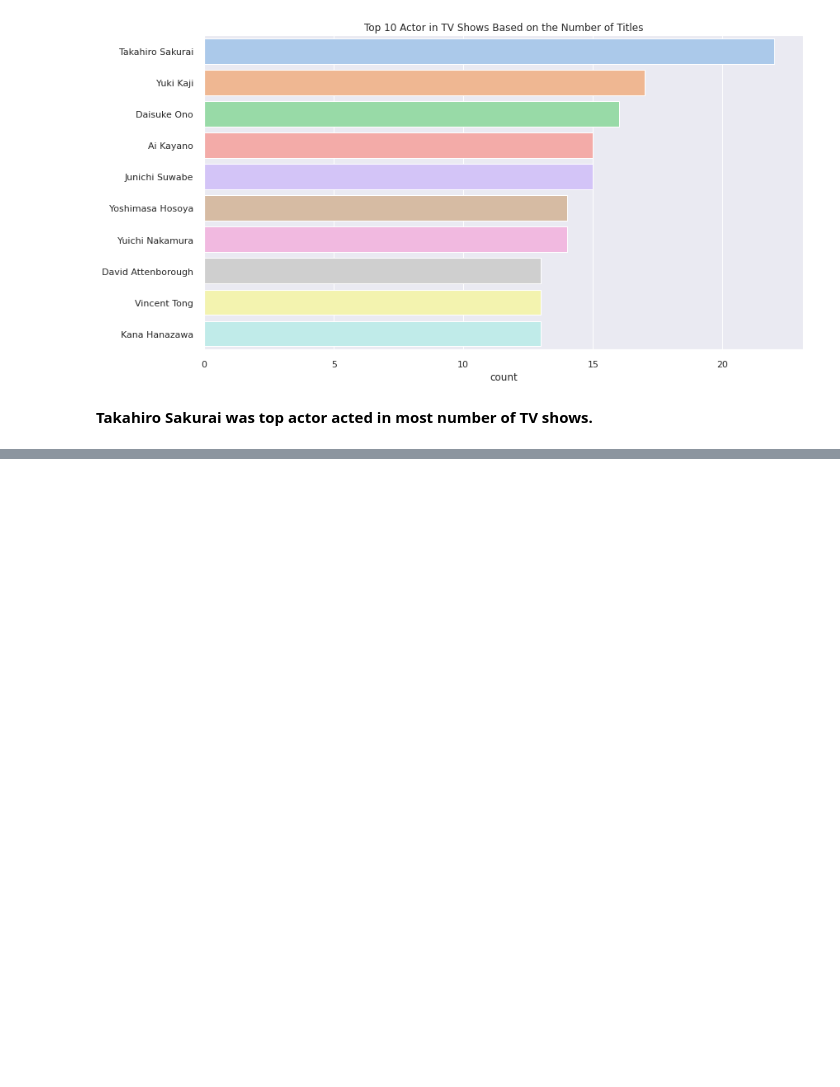
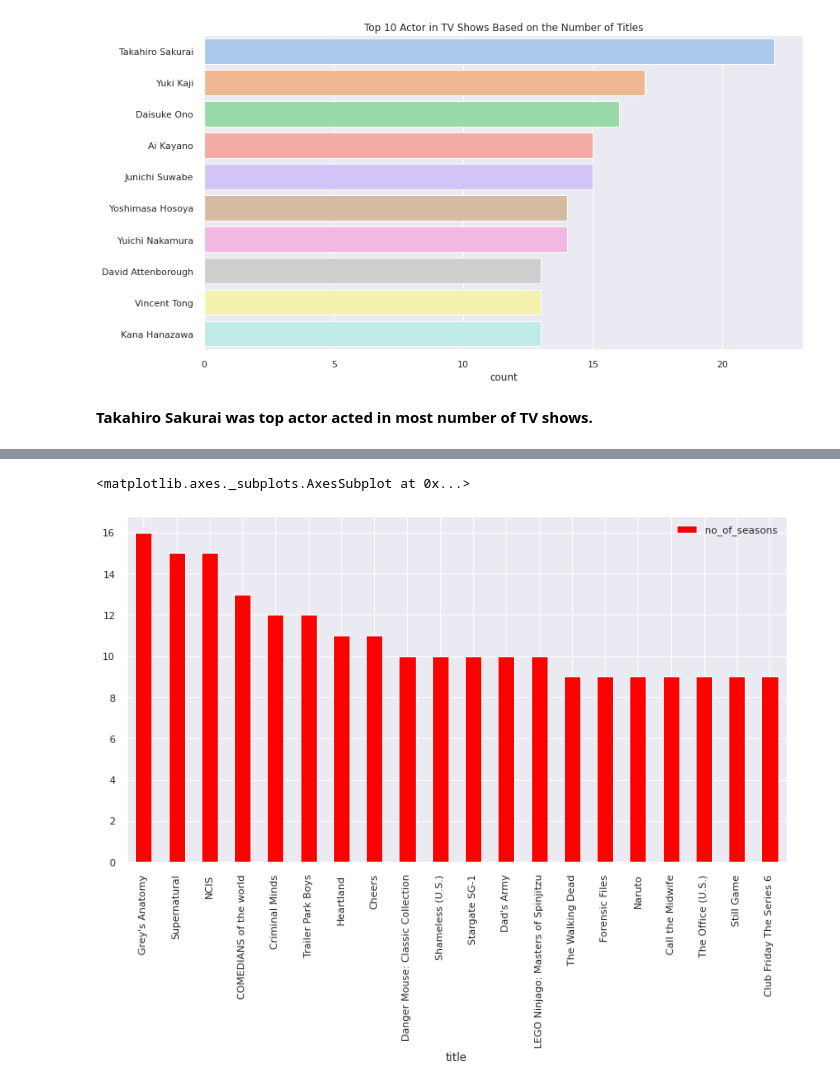
Before and after one commit to Bhushan271098/NETFLIX-MOVIES-AND-TV-SHOWS-CLUSTERING, a Jupyter notebook: Copy_of_NETFLIX_MOVIES_AND_TV_SHOWS_CLUSTERING.ipynb, the cells around one changed output, grey strips where cells are left out. Cells and saved outputs as stored; diff of their text form; code cells hidden in the pictures; blank space fills up the shorter version.

```diff
--- a/Copy_of_NETFLIX_MOVIES_AND_TV_SHOWS_CLUSTERING.ipynb
+++ b/Copy_of_NETFLIX_MOVIES_AND_TV_SHOWS_CLUSTERING.ipynb
@@ -562,0 +575,6 @@ plt.show()
+# %%
+top20=top[0:20]
+top20.plot(kind='bar',x='title',y='no_of_seasons', color='red', figsize=(13,7))
+# %% [output]
+<matplotlib.axes._subplots.AxesSubplot at 0x...>
+[figure, added]
```
Also changed, not shown: parts of 24 cells of this notebook.
